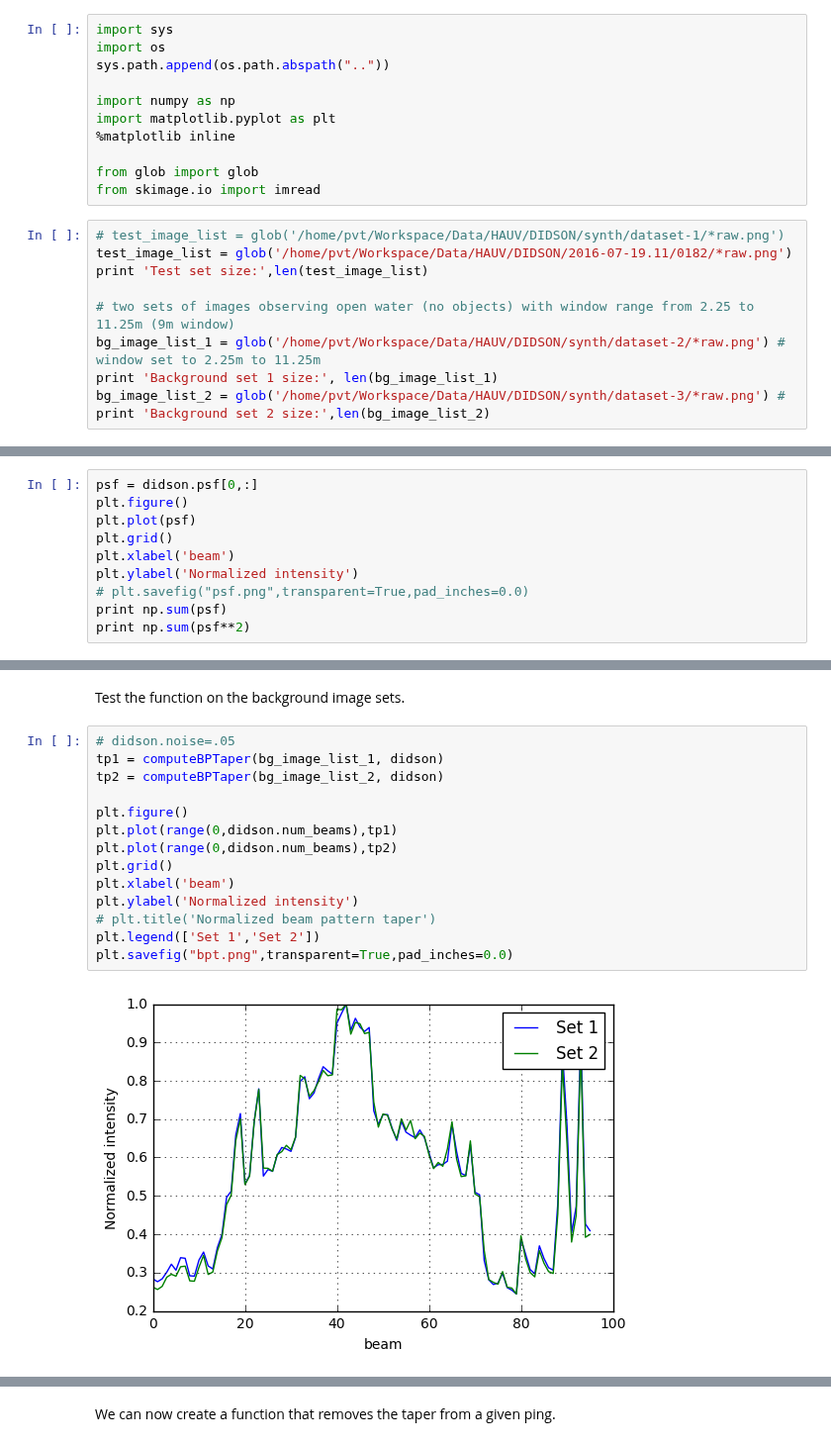
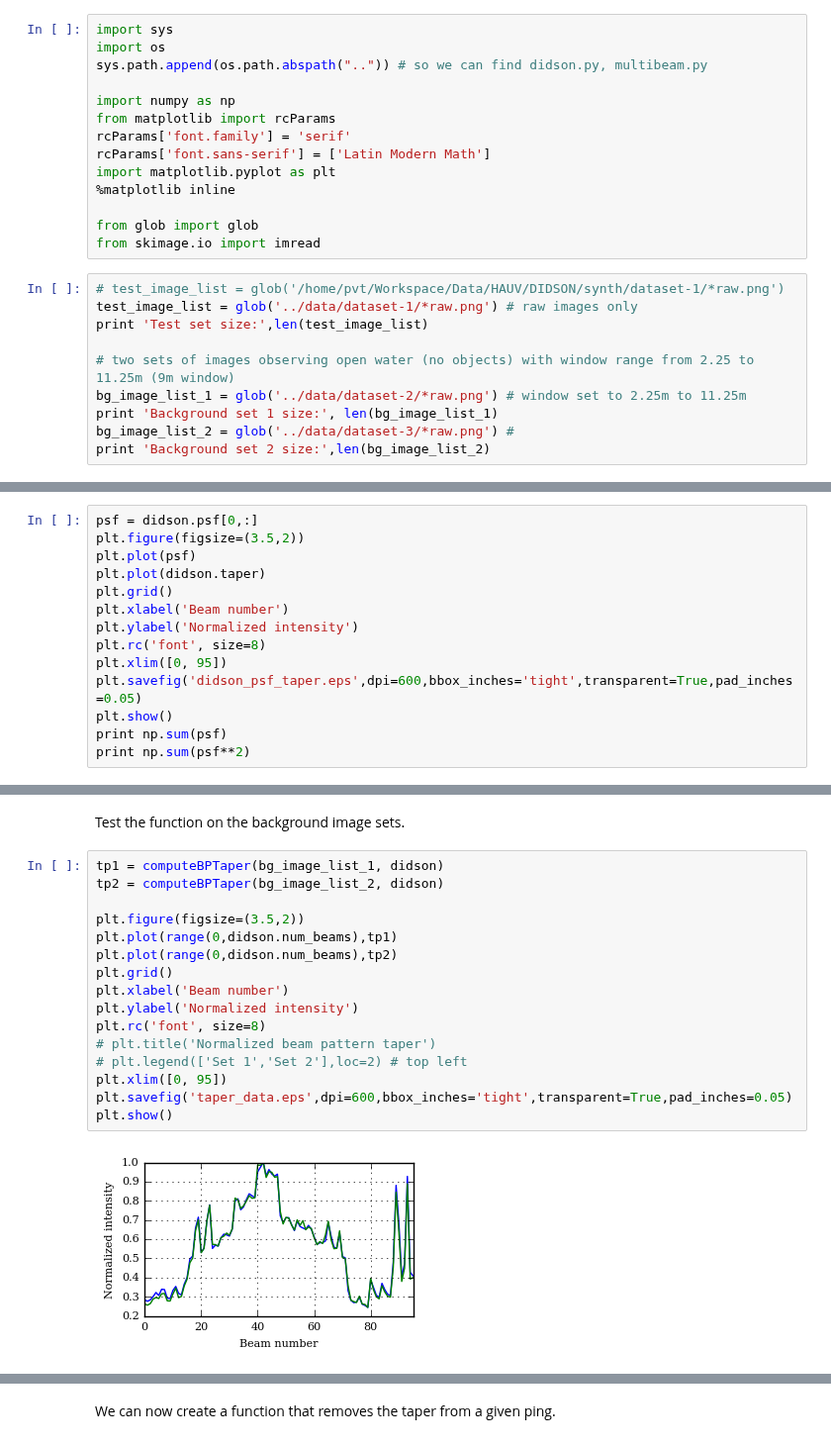
Before and after one commit to pvazteixeira/multibeam, a Jupyter notebook: dev/feature-removeTaper.ipynb, the cells around one changed output, grey strips where cells are left out. Shown at 99% size. Saved outputs shown, nothing was run; the diff lists cells and outputs as text.

Commit message:
revised taper removal notebook

```diff
--- a/dev/feature-removeTaper.ipynb
+++ b/dev/feature-removeTaper.ipynb
@@ -7,9 +7,12 @@ This notebook covers the development of a method to determine (and correct for)
 # %%
 import sys
 import os
-sys.path.append(os.path.abspath(".."))
+sys.path.append(os.path.abspath("..")) # so we can find didson.py, multibeam.py
 
 import numpy as np
+from matplotlib import rcParams
+rcParams['font.family'] = 'serif'
+rcParams['font.sans-serif'] = ['Latin Modern Math']
 import matplotlib.pyplot as plt
 %matplotlib inline
 
@@ -17,12 +20,12 @@ from glob import glob
 from skimage.io import imread
 # %%
 # test_image_list = glob('/home/pvt/Workspace/Data/HAUV/DIDSON/synth/dataset-1/*raw.png')
-test_image_list = glob('/home/pvt/Workspace/Data/HAUV/DIDSON/2016-07-19.11/0182/*raw.png')
+test_image_list = glob('../data/dataset-1/*raw.png') # raw images only
 print 'Test set size:',len(test_image_list)
 
 # two sets of images observing open water (no objects) with window range from 2.25 to 11.25m (9m window)
-bg_image_list_1 = glob('/home/pvt/Workspace/Data/HAUV/DIDSON/synth/dataset-2/*raw.png') # window set to 2.25m to 11.25m
+bg_image_list_1 = glob('../data/dataset-2/*raw.png') # window set to 2.25m to 11.25m
 print 'Background set 1 size:', len(bg_image_list_1)
-bg_image_list_2 = glob('/home/pvt/Workspace/Data/HAUV/DIDSON/synth/dataset-3/*raw.png') #
+bg_image_list_2 = glob('../data/dataset-3/*raw.png') #
 print 'Background set 2 size:',len(bg_image_list_2)
 # %% [output]
@@ -53,11 +56,15 @@ Noise: 0.01
 # %%
 psf = didson.psf[0,:]
-plt.figure()
+plt.figure(figsize=(3.5,2))
 plt.plot(psf)
+plt.plot(didson.taper)
 plt.grid()
-plt.xlabel('beam')
+plt.xlabel('Beam number')
 plt.ylabel('Normalized intensity')
-# plt.savefig("psf.png",transparent=True,pad_inches=0.0)
+plt.rc('font', size=8)
+plt.xlim([0, 95])
+plt.savefig('didson_psf_taper.eps',dpi=600,bbox_inches='tight',transparent=True,pad_inches=0.05)
+plt.show()
 print np.sum(psf)
 print np.sum(psf**2)
 # %% [output]
@@ -102,18 +100,20 @@ def computeBPTaper(image_list, sonar,deconv=True):
 # %% [markdown]
 Test the function on the background image sets.
 # %%
-# didson.noise=.05
 tp1 = computeBPTaper(bg_image_list_1, didson)
 tp2 = computeBPTaper(bg_image_list_2, didson)
 
-plt.figure()
+plt.figure(figsize=(3.5,2))
 plt.plot(range(0,didson.num_beams),tp1)
 plt.plot(range(0,didson.num_beams),tp2)
 plt.grid()
-plt.xlabel('beam')
+plt.xlabel('Beam number')
 plt.ylabel('Normalized intensity')
+plt.rc('font', size=8)
 # plt.title('Normalized beam pattern taper')
-plt.legend(['Set 1','Set 2'])
-plt.savefig("bpt.png",transparent=True,pad_inches=0.0)
+# plt.legend(['Set 1','Set 2'],loc=2) # top left
+plt.xlim([0, 95])
+plt.savefig('taper_data.eps',dpi=600,bbox_inches='tight',transparent=True,pad_inches=0.05)
+plt.show()
 # %% [output]
-[figure, old version]
+[figure, new version]
```
Also changed, not shown: parts of 15 cells of this notebook.
